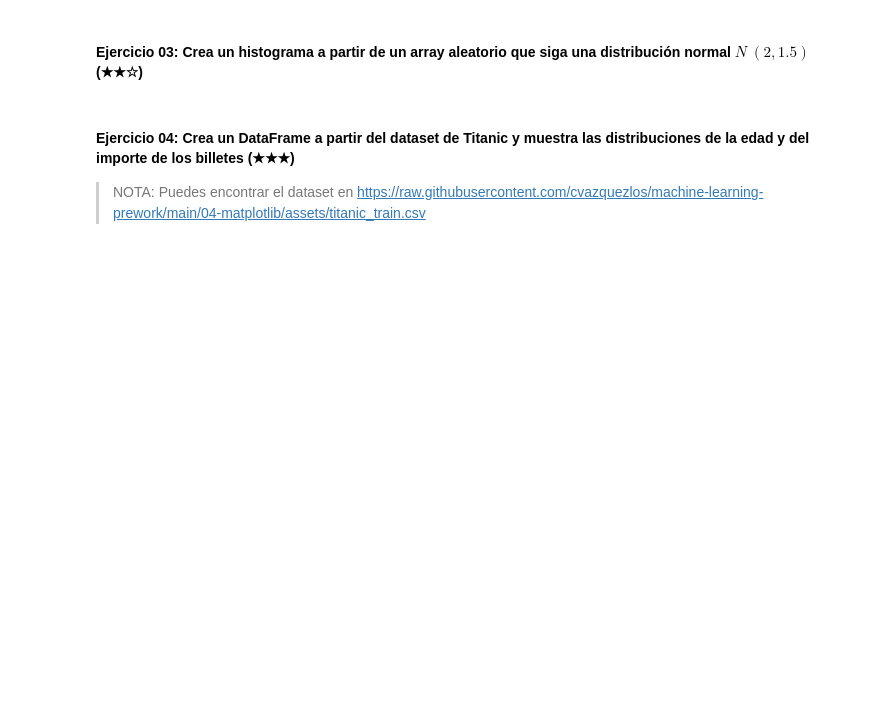
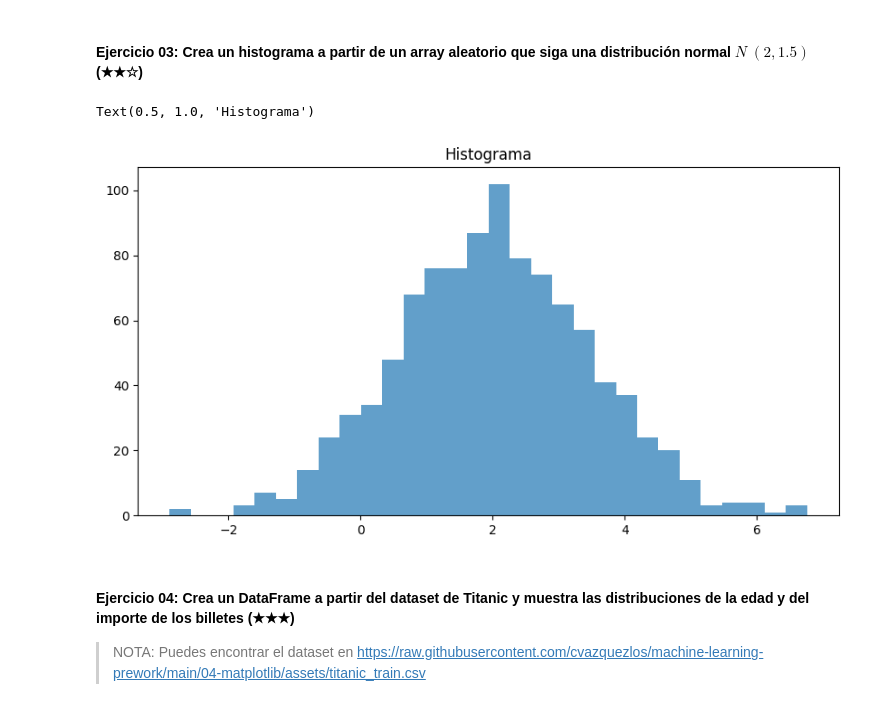
Before and after one commit to Davichobacter/Semana1-DavidARamirez, a Jupyter notebook: 04-matplotlib/04.1-Intro-to-Matplotlib.es.ipynb, the cells around one changed output. Cells and saved outputs as stored; diff of their text form; code cells hidden in the pictures; blank space fills up the shorter version.

```diff
--- a/04-matplotlib/04.1-Intro-to-Matplotlib.es.ipynb
+++ b/04-matplotlib/04.1-Intro-to-Matplotlib.es.ipynb
@@ -124,5 +145,16 @@ plt.show()
 # %% [markdown]
 #### Ejercicio 03: Crea un histograma a partir de un array aleatorio que siga una distribución normal $N ~ (2, 1.5) $ (★★☆)
+# %%
+data = np.random.normal(2, 1.5, 1000)
+
+plt.figure(figsize = (10, 5))
+
+plt.hist(data, bins = 30, alpha = 0.7)
+
+plt.title("Histograma")
+# %% [output]
+Text(0.5, 1.0, 'Histograma')
+[figure, added]
 # %% [markdown]
 #### Ejercicio 04: Crea un DataFrame a partir del dataset de Titanic y muestra las distribuciones de la edad y del importe de los billetes (★★★)
 
```
Also changed, not shown: parts of 5 cells of this notebook.
